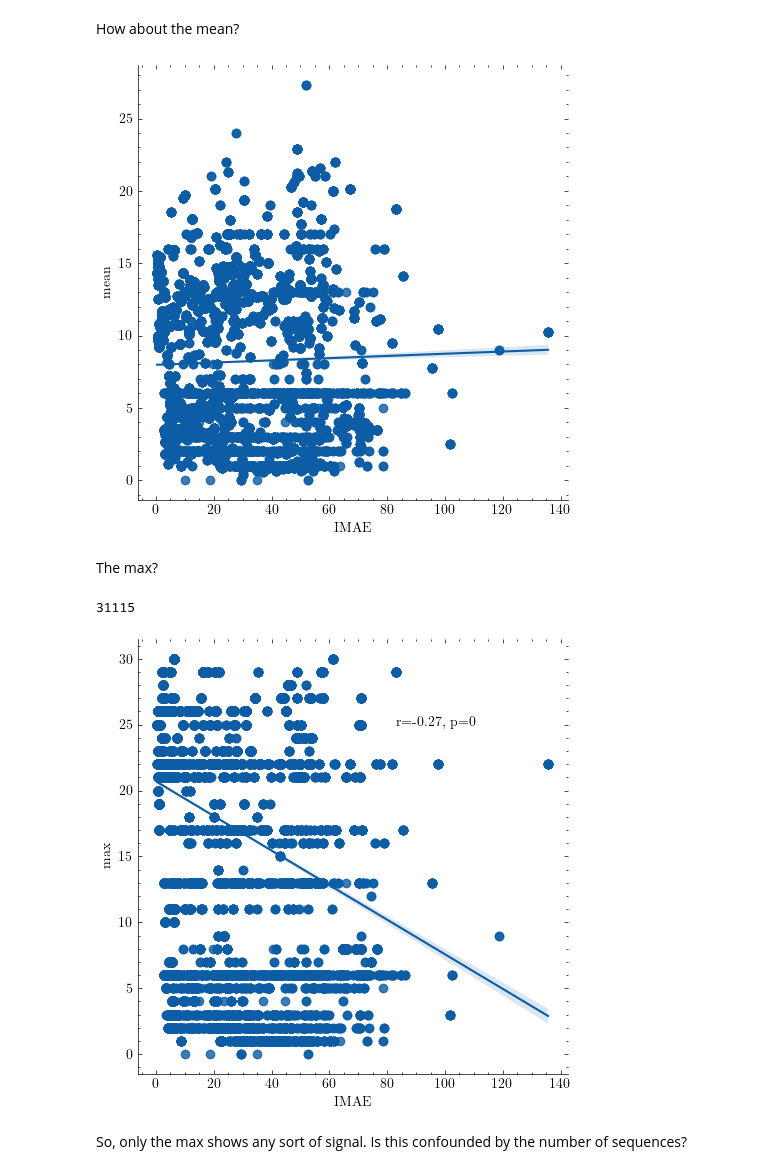
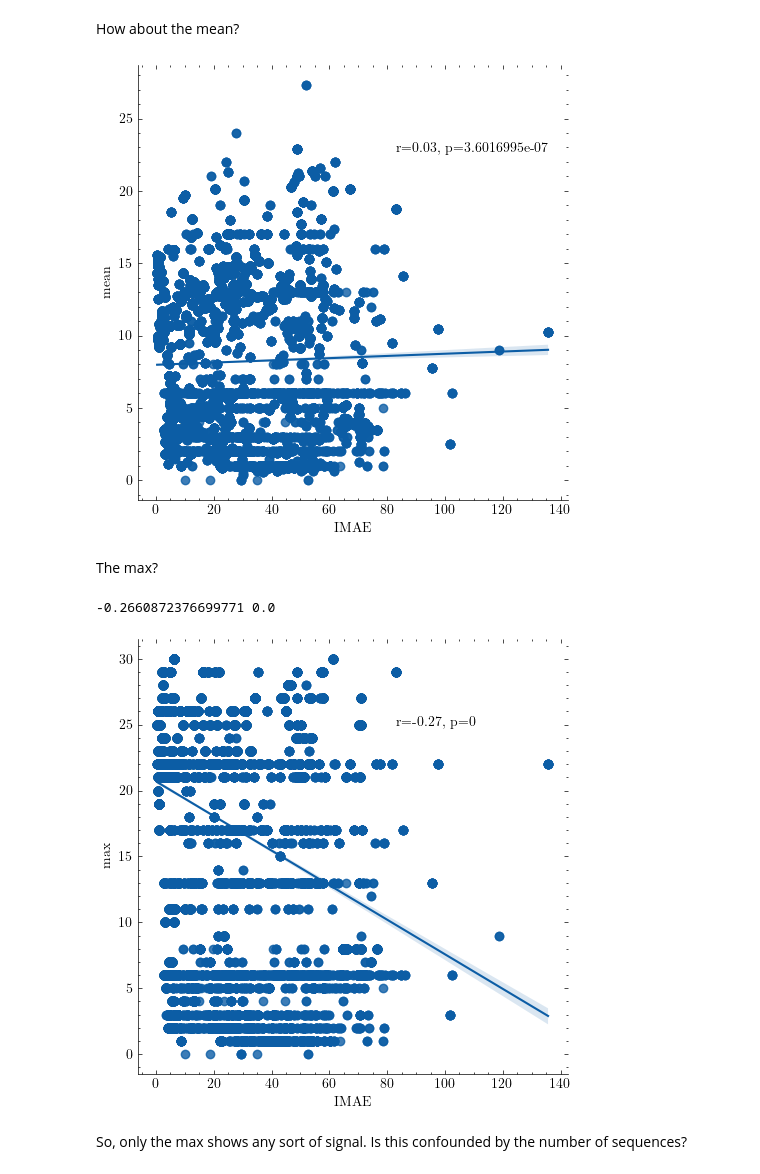
Before and after one commit to jpigles/alphafold-rmsd, a Jupyter notebook: lineage_analysis.ipynb, the cells around one changed output. Drawn from its saved outputs; the diff is of its cells as text; code cells hidden in the pictures.

```diff
--- a/lineage_analysis.ipynb
+++ b/lineage_analysis.ipynb
@@ -67,0 +58,25 @@ sns.lmplot(data=merged, x='IMAE', y='var')
+# %%
+var = merged.groupby(['uniprot', 'cluster'])['lineage_score'].transform('var')
+
+merged['var'] = var
+
+merged = merged.fillna(0)
+
+def r2(x, y):
+    return sp.stats.pearsonr(x, y)[0] ** 2
+
+s = sns.lmplot(data=merged, x='IMAE', y='var')
+
+
+# r, p = stats.pearsonr(merged['IMAE'], merged['var'])
+
+# s.ax_joint.legend(['r={:.2f}, p={:.8g}'.format(r, p)])
+def annotate(data, **kws):
+    r, p = sp.stats.spearmanr(data['var'], data['IMAE'])
+    ax = plt.gca()
+    ax.text(.6, .8, 'r={:.2f}, p={:.8g}'.format(r, p),
+            transform=ax.transAxes)
+
+s.map_dataframe(annotate)
+plt.show()
+merged.head()
@@ -70,13 +93,20 @@ How about the mean?
 # %%
 mean = merged.groupby(['uniprot', 'cluster'])['lineage_score'].transform('mean')
 
 merged['mean'] = mean
 
-sns.lmplot(data=merged, x='IMAE', y='mean')
+s2 = sns.lmplot(data=merged, x='IMAE', y='mean')
 
+def annotate(data, **kws):
+    r, p = sp.stats.pearsonr(data['mean'], data['IMAE'])
+    ax = plt.gca()
+    ax.text(.6, .8, 'r={:.2f}, p={:.8g}'.format(r, p),
+            transform=ax.transAxes)
+
+s2.map_dataframe(annotate)
 plt.show()
 # %% [output]
-[figure, old version]
+[figure, new version]
 # %% [markdown]
 The max?
 # %%
@@ -86,6 +116,9 @@ merged['max'] = max
 
 g = sns.lmplot(data=merged, x='IMAE', y='max')
 
+r, p = stats.pearsonr(merged['IMAE'], merged['max'])
+
+# g.ax_joint.legend(['r={:.2f}, p={:.8g}'.format(r, p)])
 def annotate(data, **kws):
     r, p = sp.stats.pearsonr(data['max'], data['IMAE'])
     ax = plt.gca()
@@ -93,11 +126,11 @@ def annotate(data, **kws):
             transform=ax.transAxes)
 
 g.map_dataframe(annotate)
-print(len(merged))
 
-plt.show()
+# plt.show()
+print(r, p)
 # %% [output]
-31115
+-0.2660872376699771 0.0
 [figure]
 # %% [markdown]
 So, only the max shows any sort of signal. Is this confounded by the number of sequences?
```
Also changed, not shown: parts of 6 cells of this notebook, 12 other files.
